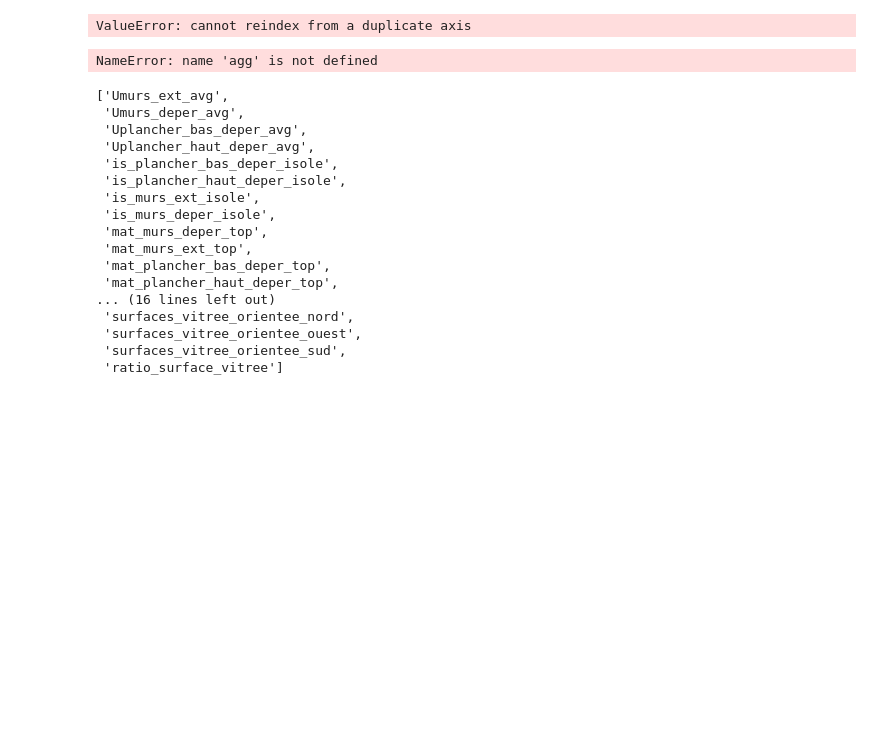
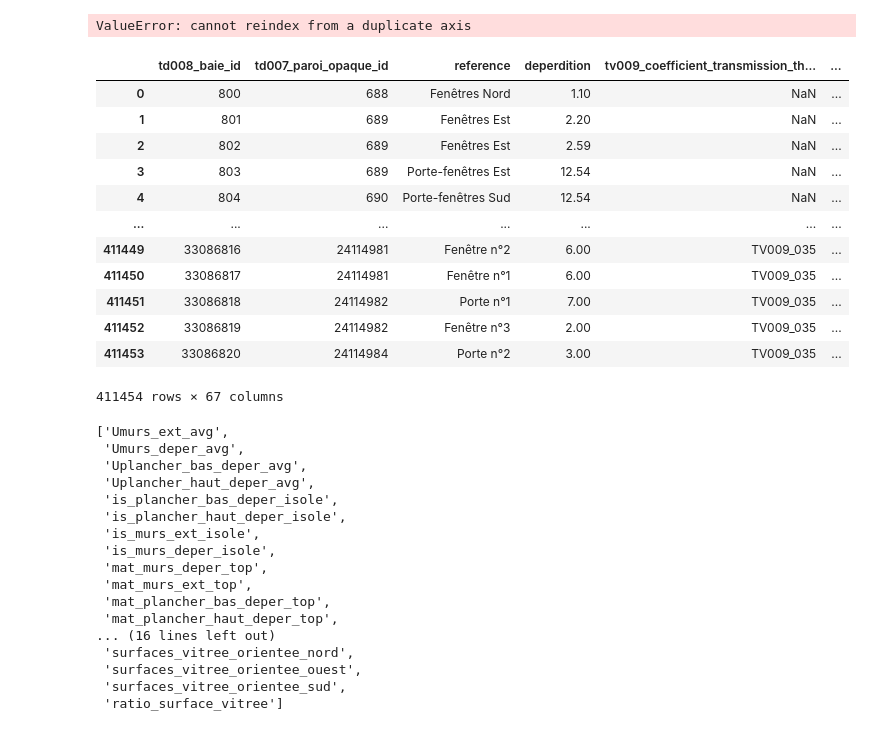
Before and after one commit to etalab/de-dpe-processing, a Jupyter notebook: data_processing_cstb/traitement_donnees_metier/analyses sur la table td0007.ipynb, the cells around one changed output. Cells and saved outputs as stored; diff of their text form; code cells hidden in the pictures; blank space fills up the shorter version.

```diff
--- a/data_processing_cstb/traitement_donnees_metier/analyses sur la table td0007.ipynb
+++ b/data_processing_cstb/traitement_donnees_metier/analyses sur la table td0007.ipynb
@@ -98,7 +87,19 @@ agg.to_csv('td001_agg_enveloppe.csv')
-# %%
-agg
-# %% [output]
-NameError: name 'agg' is not defined
+# %%
+td008
+# %% [output]
+|  | td008_baie_id | td007_paroi_opaque_id | reference | deperdition | tv009_coefficient_transmission_th... | ... |
+| 0 | 800 | 688 | Fenêtres Nord | 1.10 | NaN | ... |
+| 1 | 801 | 689 | Fenêtres Est | 2.20 | NaN | ... |
+| 2 | 802 | 689 | Fenêtres Est | 2.59 | NaN | ... |
+| 3 | 803 | 689 | Porte-fenêtres Est | 12.54 | NaN | ... |
+| 4 | 804 | 690 | Porte-fenêtres Sud | 12.54 | NaN | ... |
+| ... | ... | ... | ... | ... | ... | ... |
+| 411449 | 33086816 | 24114981 | Fenêtre n°2 | 6.00 | TV009_035 | ... |
+| 411450 | 33086817 | 24114981 | Fenêtre n°1 | 6.00 | TV009_035 | ... |
+| 411451 | 33086818 | 24114982 | Porte n°1 | 7.00 | TV009_035 | ... |
+| 411452 | 33086819 | 24114982 | Fenêtre n°3 | 2.00 | TV009_035 | ... |
+| 411453 | 33086820 | 24114984 | Porte n°2 | 3.00 | TV009_035 | ... |
+411454 rows × 67 columns
 # %%
 agg.columns.tolist()
 # %% [output]
```
Also changed, not shown: parts of 2 cells of this notebook, 11 other files.
